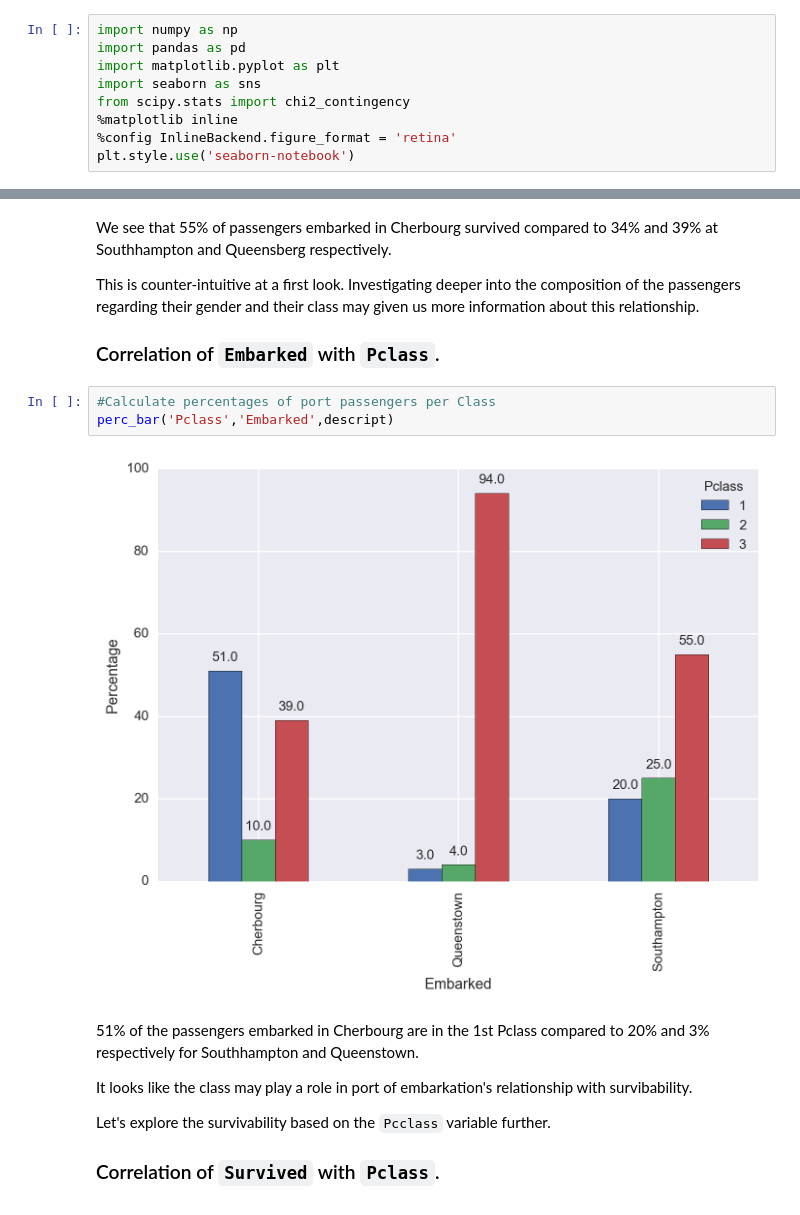
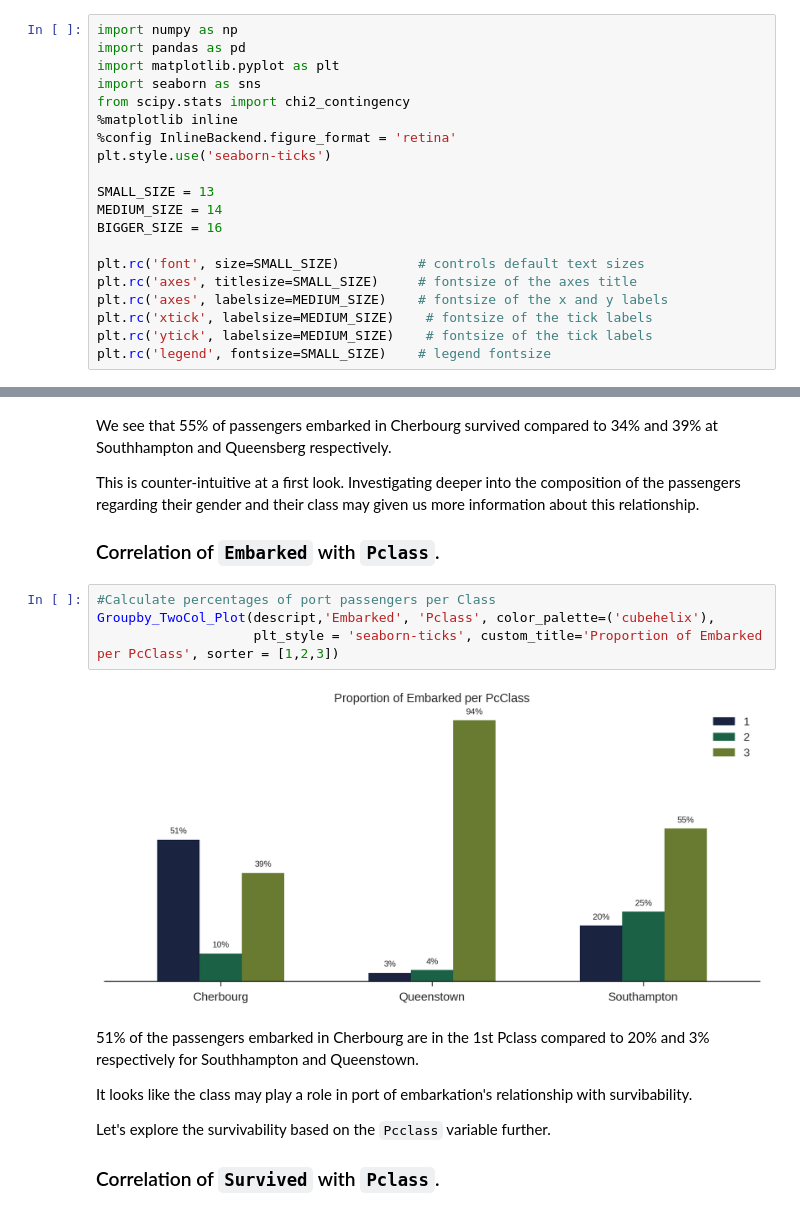
Before and after one commit to jkarakas/Exploratory-Analysis-of-the-Titanic-Dataset, a Jupyter notebook: Titanic_Dataset_Exploratory_Analysis.ipynb, the cells around one changed output, grey strips where cells are left out. Cells and saved outputs as stored; diff of their text form.

Commit message:
update visualizations, headers

```diff
--- a/Titanic_Dataset_Exploratory_Analysis.ipynb
+++ b/Titanic_Dataset_Exploratory_Analysis.ipynb
@@ -65,7 +66,18 @@ import seaborn as sns
 from scipy.stats import chi2_contingency
 %matplotlib inline
 %config InlineBackend.figure_format = 'retina'
-plt.style.use('seaborn-notebook')
+plt.style.use('seaborn-ticks')
+
+SMALL_SIZE = 13
+MEDIUM_SIZE = 14
+BIGGER_SIZE = 16
+
+plt.rc('font', size=SMALL_SIZE)          # controls default text sizes
+plt.rc('axes', titlesize=SMALL_SIZE)     # fontsize of the axes title
+plt.rc('axes', labelsize=MEDIUM_SIZE)    # fontsize of the x and y labels
+plt.rc('xtick', labelsize=MEDIUM_SIZE)    # fontsize of the tick labels
+plt.rc('ytick', labelsize=MEDIUM_SIZE)    # fontsize of the tick labels
+plt.rc('legend', fontsize=SMALL_SIZE)    # legend fontsize
 # %% [markdown]
 ### Data Acquisition
 # %%
@@ -225,9 +302,10 @@ This is counter-intuitive at a first look. Investigating deeper into the composi
 ### Correlation of `Embarked` with `Pclass`.
 # %%
 #Calculate percentages of port passengers per Class
-perc_bar('Pclass','Embarked',descript)
+Groupby_TwoCol_Plot(descript,'Embarked', 'Pclass', color_palette=('cubehelix'),
+                    plt_style = 'seaborn-ticks', custom_title='Proportion of Embarked per PcClass', sorter = [1,2,3])
 # %% [output]
-[figure, old version]
+[figure, new version]
 # %% [markdown]
 51% of the passengers embarked in Cherbourg are in the 1st Pclass compared to 20% and 3% respectively for Southhampton and Queenstown.
 
```
Also changed, not shown: parts of 21 cells of this notebook, 2 other files.
